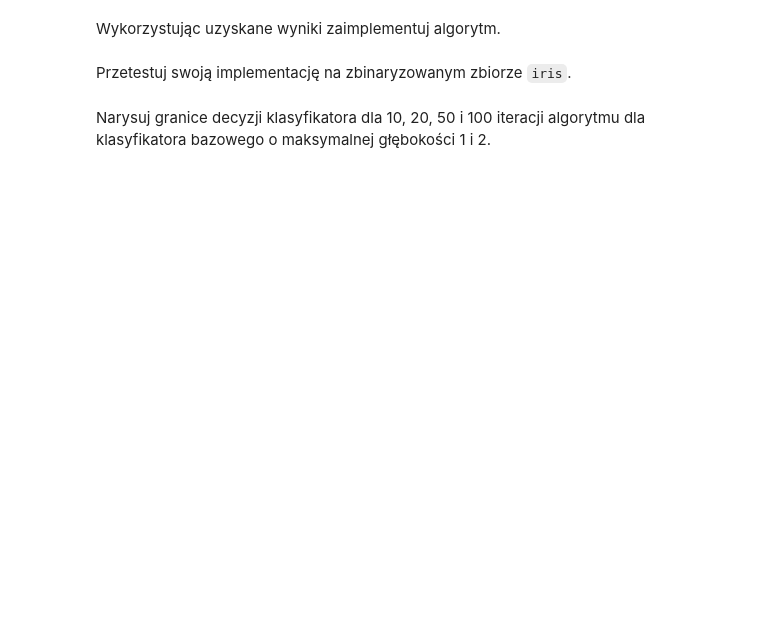
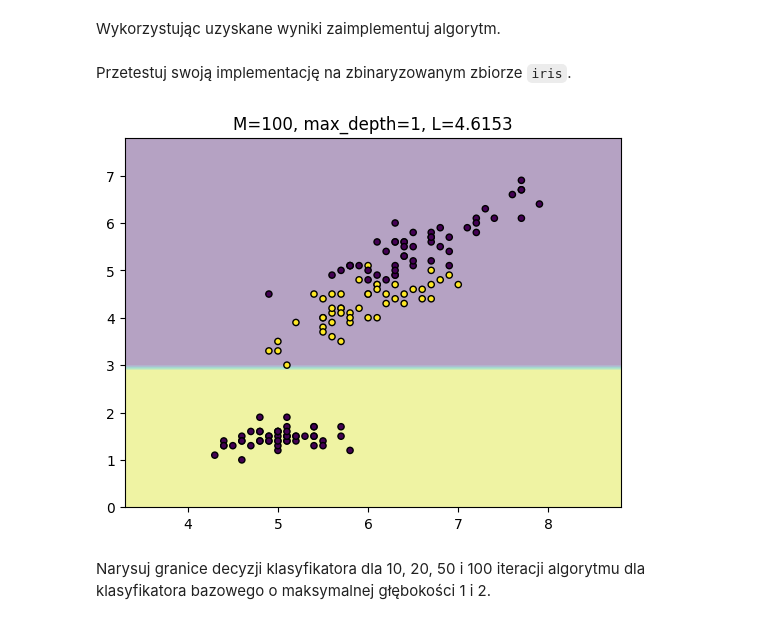
Before and after one commit to Michu-dev/ai-university-labs, a Jupyter notebook: Machine Learning/gbt/GBT.ipynb, the cells around one changed output. Drawn from its saved outputs; the diff is of its cells as text; code cells hidden in the pictures; blank space fills up the shorter version.

```diff
--- a/Machine Learning/gbt/GBT.ipynb
+++ b/Machine Learning/gbt/GBT.ipynb
@@ -172,22 +184,2 @@ YOUR ANSWER HERE
 # %% [markdown]
 Wykorzystując uzyskane wyniki zaimplementuj algorytm.
-# %%
-import scipy.special
-# Wskazówka: scipy.special.expit() implemenuje funkcję sigmoidalną
-
-class GBTClassifier(object):
-    def __init__(self):
-        self.trees = []
-        self.initial_model = None
-
-    def calc_leaf(self, X, y, last_predicted):\
-# YOUR CODE HERE
-raise NotImplementedError()
-
-    def fit(self,X,y, M = 100, max_depth=1):
-# YOUR CODE HERE
-raise NotImplementedError()
-
-    def predict(self, X):
-# YOUR CODE HERE
-raise NotImplementedError()
@@ -196,22 +217,30 @@ Przetestuj swoją implementację na zbinaryzowanym zbiorze `iris`.
 # %%
 from sklearn import datasets
 iris = datasets.load_iris()
 X = iris.data[:, [0, 2]]
 y = iris.target
 y[y==2] = 0 # Sprowadzenie problemu do klasyfikacji binarnej
 
-# Kod rysowania
-x_min, x_max = X[:, 0].min() - 1, X[:, 0].max() + 1
-y_min, y_max = X[:, 1].min() - 1, X[:, 1].max() + 1
-xx, yy = np.meshgrid(np.arange(x_min, x_max, 0.1),
-                     np.arange(y_min, y_max, 0.1))
+def draw_classifier(X, y, ax, M=100, max_depth=1):
+    # Kod rysowania
+    x_min, x_max = X[:, 0].min() - 1, X[:, 0].max() + 1
+    y_min, y_max = X[:, 1].min() - 1, X[:, 1].max() + 1
+    xx, yy = np.meshgrid(np.arange(x_min, x_max, 0.1),
+                        np.arange(y_min, y_max, 0.1))
 
-clf = GBTClassifier()
-clf.fit(X,y)
-Z = clf.predict(np.c_[xx.ravel(), yy.ravel()])
-Z = Z.reshape(xx.shape)
-plt.contourf(xx, yy, Z, alpha=0.4)
-plt.scatter(X[:, 0], X[:, 1], c=y, s=20, edgecolor='k')
-plt.show()
+    clf = GBTClassifier()
+    clf.fit(X, y, M=M, max_depth=max_depth)
+    Y = clf.predict(X)
+    Z = clf.predict(np.c_[xx.ravel(), yy.ravel()])
+    Z = Z.reshape(xx.shape)
+    ax.contourf(xx, yy, Z, alpha=0.4)
+    ax.scatter(X[:, 0], X[:, 1], c=y, s=20, edgecolor='k')
+    loss = -np.mean(y * np.log(Y) + (1 - y) * np.log(1 - Y))
+    ax.set_title(f'M={M}, max_depth={max_depth}, L={loss:.4f}')
+
+fig, ax = plt.subplots()
+draw_classifier(X, y, ax, M=100, max_depth=1)
+# %% [output]
+[figure, added]
 # %% [markdown]
 Narysuj granice decyzji klasyfikatora dla 10, 20, 50 i 100 iteracji algorytmu dla klasyfikatora bazowego o maksymalnej głębokości 1 i 2.
```
Also changed, not shown: parts of 25 cells of this notebook, 10 other files.
